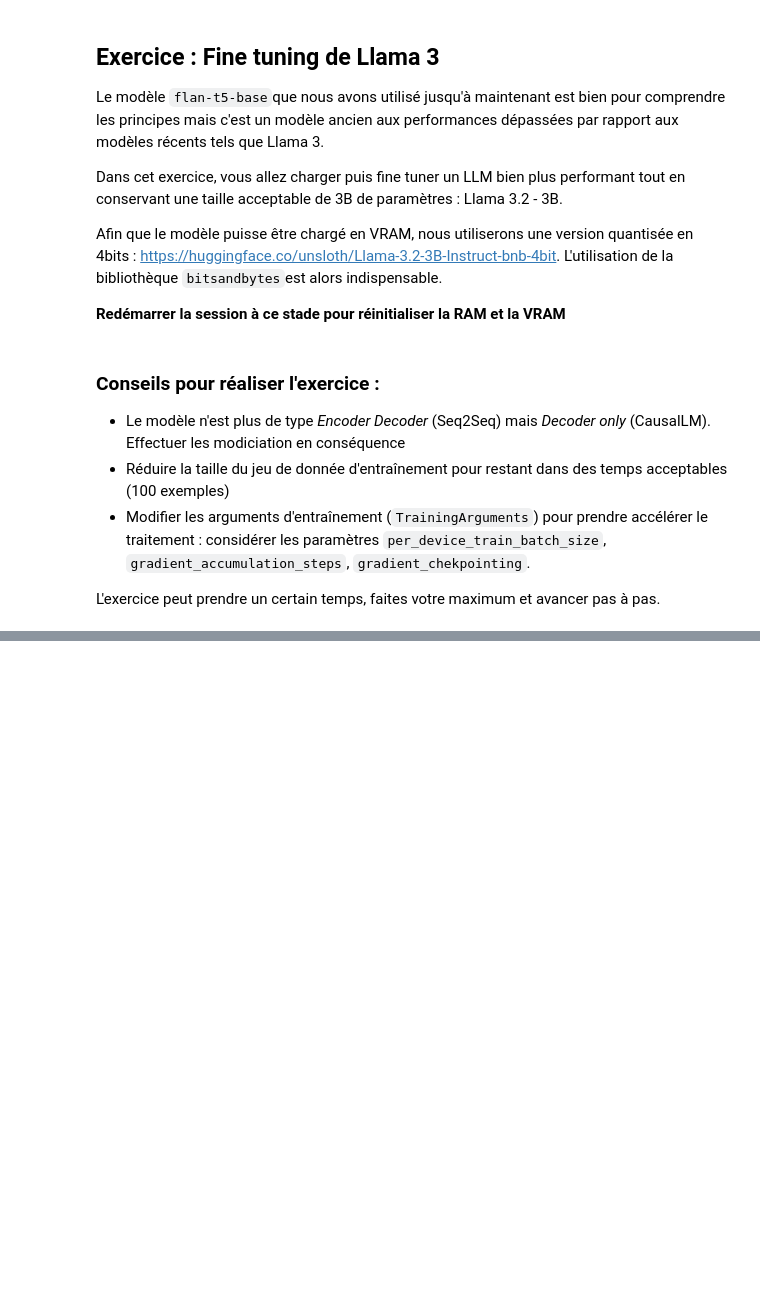
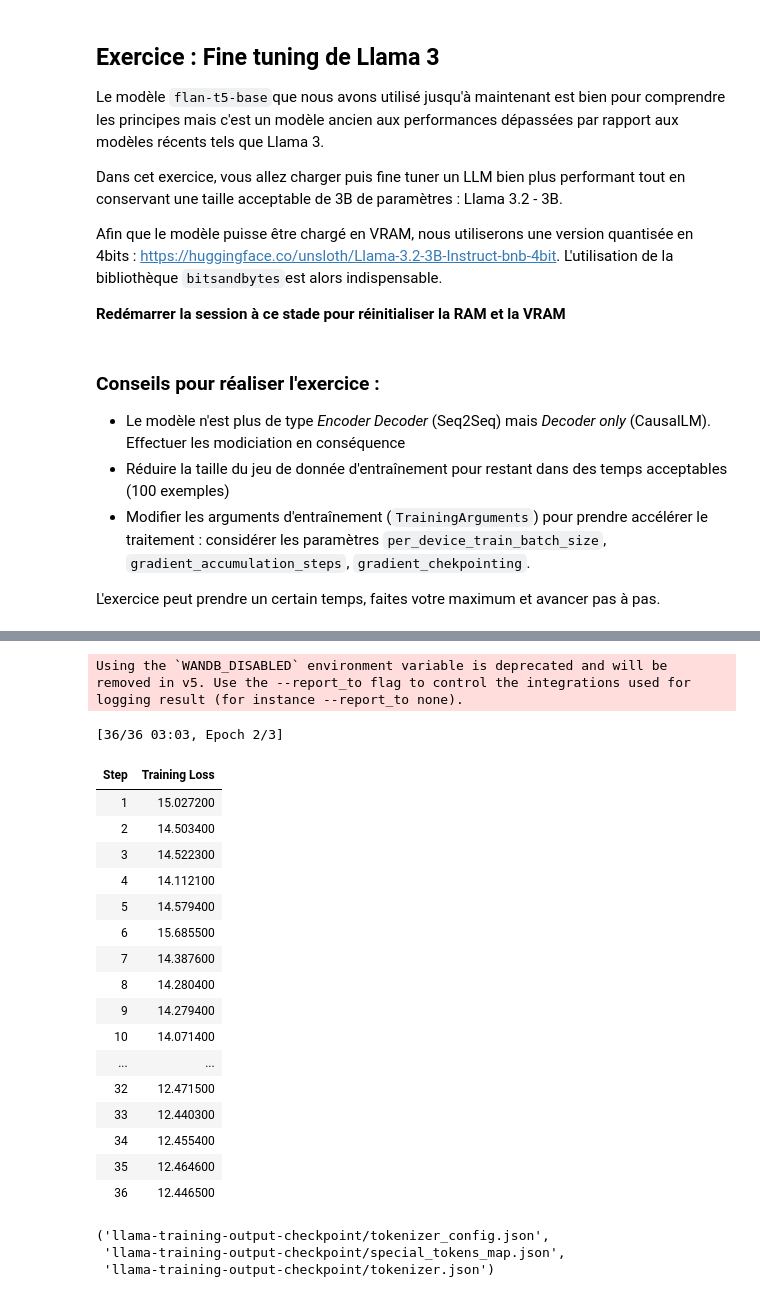
Before and after one commit to BrunAdrien/tp-fine-tuning-student-version-brun, a Jupyter notebook: brun_tp_fine_tuning.ipynb, the cells around one changed output, grey strips where cells are left out. Cells and saved outputs as stored; diff of their text form; code cells hidden in the pictures; blank space fills up the shorter version.

```diff
--- a/brun_tp_fine_tuning.ipynb
+++ b/brun_tp_fine_tuning.ipynb
@@ -249,0 +451,60 @@ L'exercice peut prendre un certain temps, faites votre maximum et avancer pas à
+# %%
+lora_config = LoraConfig(
+    r=8,
+    #lora_alpha=16,
+    target_modules=["q_proj", "v_proj"],
+    lora_dropout=0.05,
+    bias="none",
+    task_type=TaskType.CAUSAL_LM
+)
+
+peft_model = get_peft_model(original_model, lora_config)
+
+peft_training_args = TrainingArguments(
+    output_dir="./llama-training-output",
+    learning_rate=2e-4,
+    num_train_epochs=3,
+    logging_steps=1,
+    per_device_train_batch_size=2,
+    per_device_eval_batch_size=2,
+    gradient_accumulation_steps=4,
+    push_to_hub=False,
+    fp16=True,
+    logging_dir = "./logs",
+    report_to=None
+)
+
+peft_trainer = Trainer(
+    model=peft_model,
+    args=peft_training_args,
+    train_dataset = train_dataset,
+    eval_dataset = valid_dataset
+)
+
+peft_trainer.train()
+
+peft_trainer.save_model("llama-training-output-checkpoint")
+tokenizer.save_pretrained("llama-training-output-checkpoint")
+# %% [output]
+Using the `WANDB_DISABLED` environment variable is deprecated and will be removed in v5. Use the --report_to flag to control the integrations used for logging result (for instance --report_to none).
+[36/36 03:03, Epoch 2/3]
+| Step | Training Loss |
+| 1 | 15.027200 |
+| 2 | 14.503400 |
+| 3 | 14.522300 |
+| 4 | 14.112100 |
+| 5 | 14.579400 |
+| 6 | 15.685500 |
+| 7 | 14.387600 |
+| 8 | 14.280400 |
+| 9 | 14.279400 |
+| 10 | 14.071400 |
+| ... | ... |
+| 32 | 12.471500 |
+| 33 | 12.440300 |
+| 34 | 12.455400 |
+| 35 | 12.464600 |
+| 36 | 12.446500 |
+('llama-training-output-checkpoint/tokenizer_config.json',
+ 'llama-training-output-checkpoint/special_tokens_map.json',
+ 'llama-training-output-checkpoint/tokenizer.json')
```
Also changed, not shown: parts of 20 cells of this notebook.
